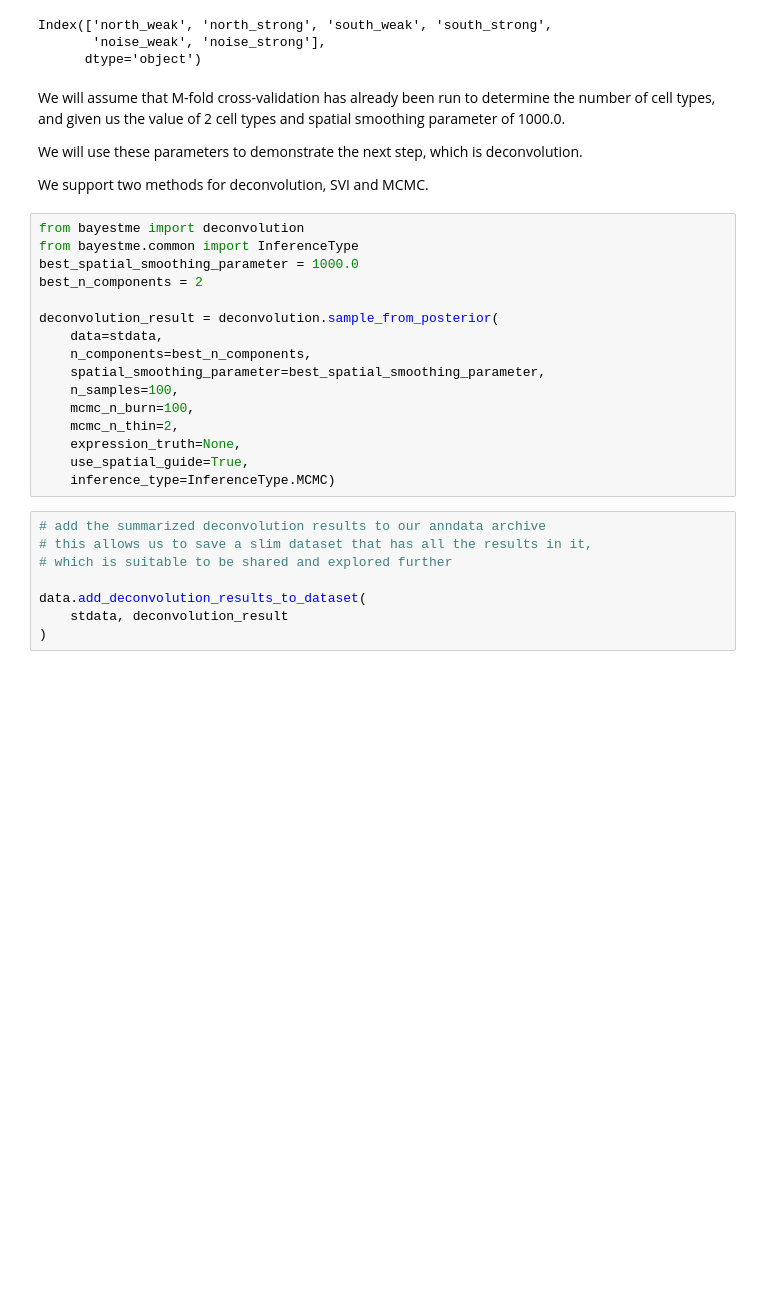
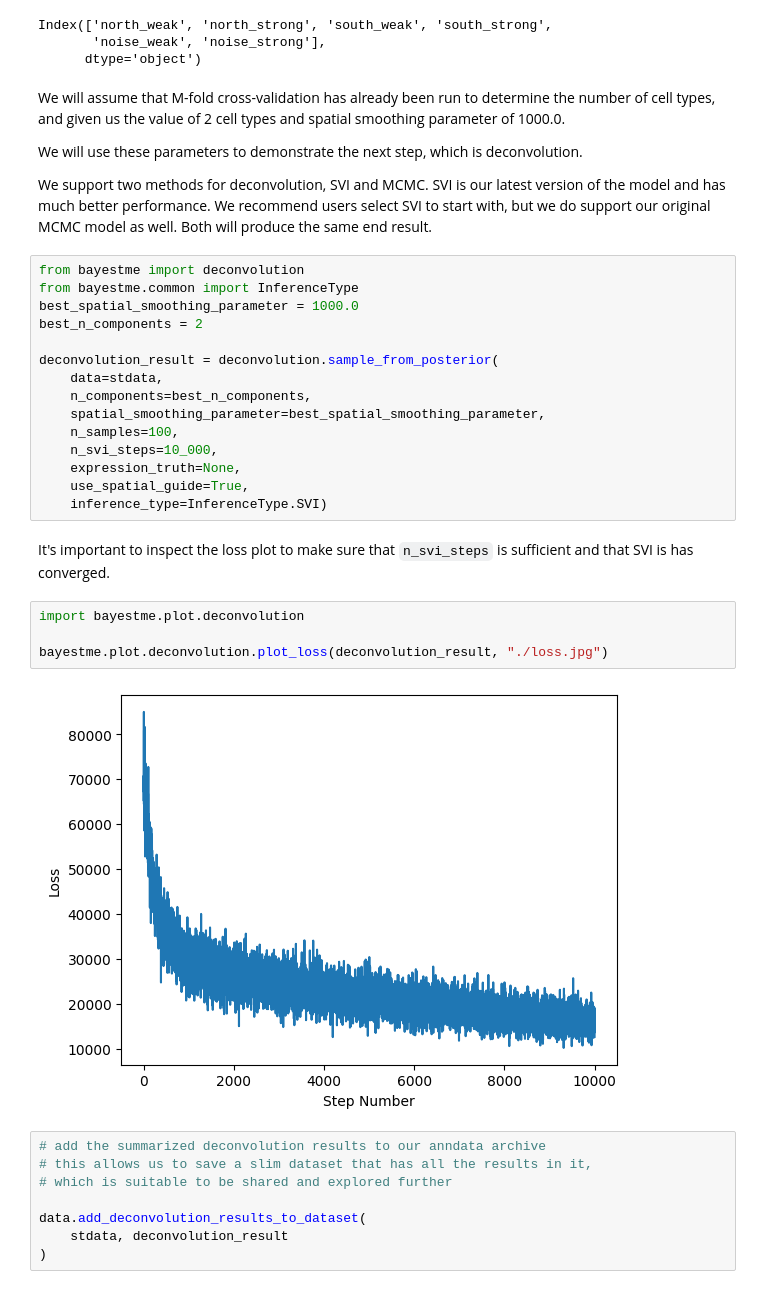
Before and after one commit to tansey-lab/bayestme, a Jupyter notebook: notebooks/deconvolution.ipynb, the cells around one changed output. Cells and saved outputs as stored; diff of their text form; blank space fills up the shorter version.

```diff
--- a/notebooks/deconvolution.ipynb
+++ b/notebooks/deconvolution.ipynb
@@ -25,7 +25,7 @@ We will assume that M-fold cross-validation has already been run to determine th
 
 We will use these parameters to demonstrate the next step, which is deconvolution.
 
-We support two methods for deconvolution, SVI and MCMC.
+We support two methods for deconvolution, SVI and MCMC. SVI is our latest version of the model and has much better performance. We recommend users select SVI to start with, but we do support our original MCMC model as well. Both will produce the same end result.
 # %%
 from bayestme import deconvolution
 from bayestme.common import InferenceType
@@ -37,11 +37,18 @@ deconvolution_result = deconvolution.sample_from_posterior(
     n_components=best_n_components,
     spatial_smoothing_parameter=best_spatial_smoothing_parameter,
     n_samples=100,
-    mcmc_n_burn=100,
-    mcmc_n_thin=2,
+    n_svi_steps=10_000,
     expression_truth=None,
     use_spatial_guide=True,
-    inference_type=InferenceType.MCMC)
+    inference_type=InferenceType.SVI)
+# %% [markdown]
+It's important to inspect the loss plot to make sure that `n_svi_steps` is sufficient and that SVI is has converged.
+# %%
+import bayestme.plot.deconvolution
+
+bayestme.plot.deconvolution.plot_loss(deconvolution_result, "./loss.jpg")
+# %% [output]
+[figure, added]
 # %%
 # add the summarized deconvolution results to our anndata archive
 # this allows us to save a slim dataset that has all the results in it,
```
Also changed, not shown: parts of 1 cell of this notebook, 1 other file.
